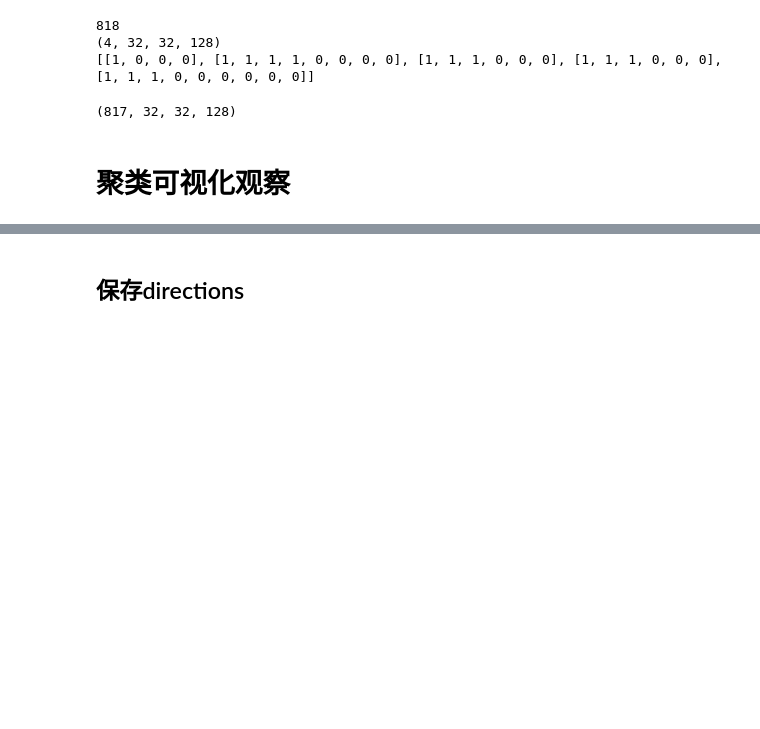
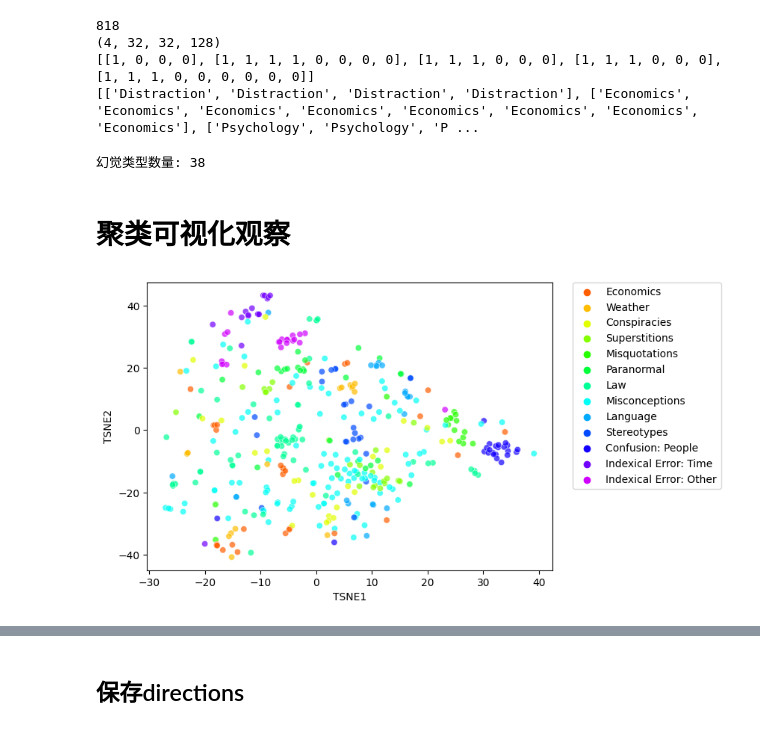
Before and after one commit to XianfengJiao/honest_llm, a Jupyter notebook: generate_direction_q_wise.ipynb, the cells around one changed output, grey strips where cells are left out. Drawn from its saved outputs; the diff is of its cells as text; code cells hidden in the pictures; blank space fills up the shorter version.

```diff
--- a/generate_direction_q_wise.ipynb
+++ b/generate_direction_q_wise.ipynb
@@ -14,8 +15,7 @@ from sklearn.cluster import KMeans
 # %%
 head_wise_activations = pkl.load(open('/data/jxf/activations/llama_7B_tqa_mc2_all_100_head_wise.pkl', 'rb'))
 labels = np.load('/data/jxf/activations/llama_7B_tqa_mc2_all_labels.npy')
+activation_categories = pkl.load(open('/data/jxf/activations/llama_7B_tqa_mc2_all_categories.pkl', 'rb'))
 tokens = pkl.load(open('/data/jxf/activations/llama_7B_tqa_mc2_all_tokens.pkl', 'rb'))
 num_heads = 32
 head_wise_activations = rearrange(head_wise_activations, 'b l (h d) -> b l h d', h = num_heads)
-# %%
-separated_head_wise_activations, separated_labels, idxs_to_split_at = get_separated_activations(labels, head_wise_activations)
@@ -25,15 +54,81 @@ Found cached dataset truthful_qa (/data/wtl/hf_cache/truthful_qa/multiple_choice
 print(len(separated_head_wise_activations)) # fix -> 817
 print(separated_head_wise_activations[0].shape)
 print(separated_labels[:5])
+print(separated_categories[:5])
 # %% [output]
 818
 (4, 32, 32, 128)
 [[1, 0, 0, 0], [1, 1, 1, 1, 0, 0, 0, 0], [1, 1, 1, 0, 0, 0], [1, 1, 1, 0, 0, 0], [1, 1, 1, 0, 0, 0, 0, 0, 0]]
+[['Distraction', 'Distraction', 'Distraction', 'Distraction'], ['Economics', 'Economics', 'Economics', 'Economics', 'Economics', 'Economics', 'Economics', 'Economics'], ['Psychology', 'Psychology', 'P ...
 # %%
 head_wise_activation_directions = np.array([a[np.array(l) == 1].mean(axis=0) - a[np.array(l) == 0].mean(axis=0) for a, l in zip(separated_head_wise_activations, separated_labels)])
-# %%
-head_wise_activation_directions.shape
-# %% [output]
-(817, 32, 32, 128)
+# %%
+head_wise_activation_directions.shape
+question_categories = [_[0] for _ in separated_categories]
+categories = list(set(question_categories))
+print(f'幻觉类型数量: {len(categories)}')
+# %% [output]
+幻觉类型数量: 38
 # %% [markdown]
 # 聚类可视化观察
+# %%
+layer = 11
+head = 6
+
+num_questions = len(head_wise_activation_directions)
+selected_categories = question_categories
+selected_data = head_wise_activation_directions[:, layer, head, :]
+
+# 求范数，获取方向向量
+selected_data = selected_data / np.linalg.norm(selected_data, axis=1).reshape(-1, 1)
+
+# 使用K-means进行聚类，分成几个大类
+num_clusters = 15
+kmeans = KMeans(n_clusters=num_clusters, n_init=10, random_state=42)
+clusters = kmeans.fit_predict(selected_data)
+
+df = pd.DataFrame(selected_data)
+df['Category'] = selected_categories
+df['Cluster'] = clusters
+
+# 使用t-SNE对所有样本进行降维
+tsne = TSNE(n_components=2, random_state=42)
+df_tsne = tsne.fit_transform(selected_data) # 除去Category和Cluster列
+df_tsne = pd.DataFrame(df_tsne, columns=['TSNE1', 'TSNE2'])
+df_tsne['Category'] = df['Category']
+
+
+# 计算每个小类在每个大类中的占比评分
+category_cluster_proportion = df.groupby(['Category', 'Cluster']).size().groupby(level=0).apply(lambda x: x / float(x.sum()))
+
+# 设置样本数阈值 k
+k = 15
+
+# 对于每个大类，找出评分最高且样本数大于等于k的小类
+top_categories_per_cluster = []
+for cluster in range(num_clusters):
+    # 获取当前大类中的小类评分
+    cluster_scores = category_cluster_proportion[:, cluster]
+
+    # 按评分排序
+    sorted_scores = cluster_scores.sort_values(ascending=False)
+
+    # 检查每个小类的样本数，选择满足条件的最高评分小类
+    for category in sorted_scores.index:
+        if df[(df['Category'] == category)].shape[0] > k:
+            top_categories_per_cluster.append(category)
+            break
+
+# 仅在可视化中展示筛选出的小类
+df_selected_tsne = df_tsne[df_tsne['Category'].isin(top_categories_per_cluster)]
+
+# 可视化每个大类中评分最高的小类
+plt.figure(figsize=(7, 5))
+# scatter = sns.scatterplot(x='TSNE1', y='TSNE2', hue='Category',style='Cluster', data=df_selected, legend="full", palette=sns.color_palette("hsv", n_colors=len(highest_score_categories)), alpha=0.7)
+scatter = sns.scatterplot(x='TSNE1', y='TSNE2', hue='Category', data=df_selected_tsne, legend="full", palette=sns.color_palette("hsv", n_colors=num_clusters), alpha=0.7)
+# 将图例放在图表外部
+plt.legend(bbox_to_anchor=(1.05, 1), loc=2, borderaxespad=0.)
+
+plt.show()
+# %% [output]
+[figure, added]
```
Also changed, not shown: parts of 13 cells of this notebook, 5 other files.
